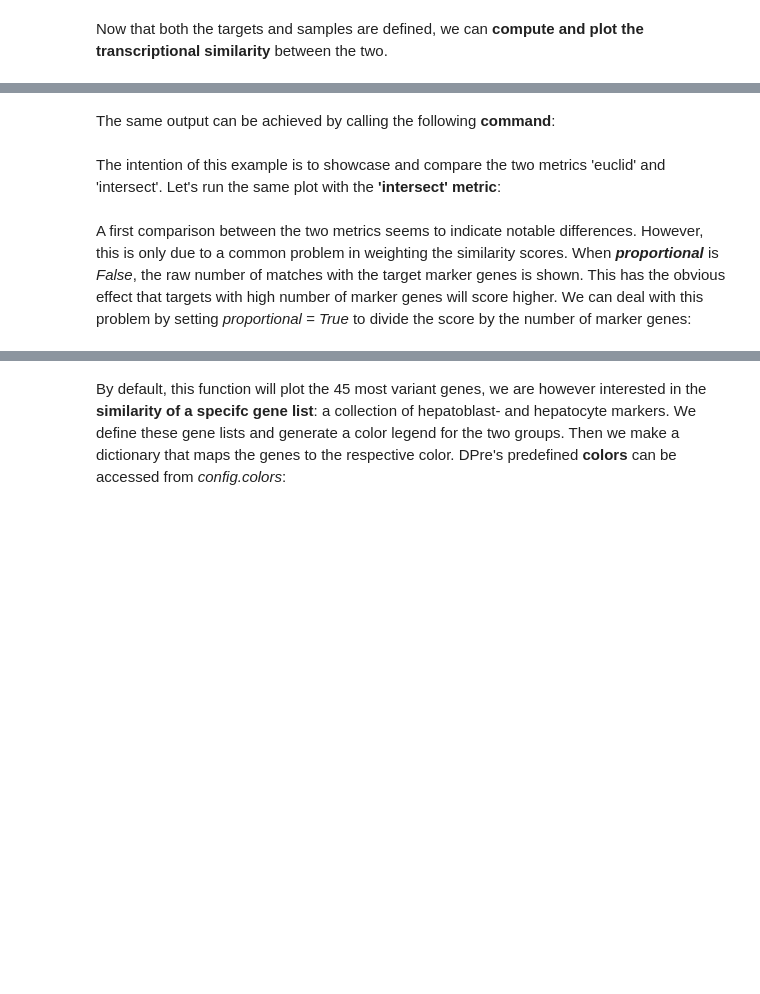
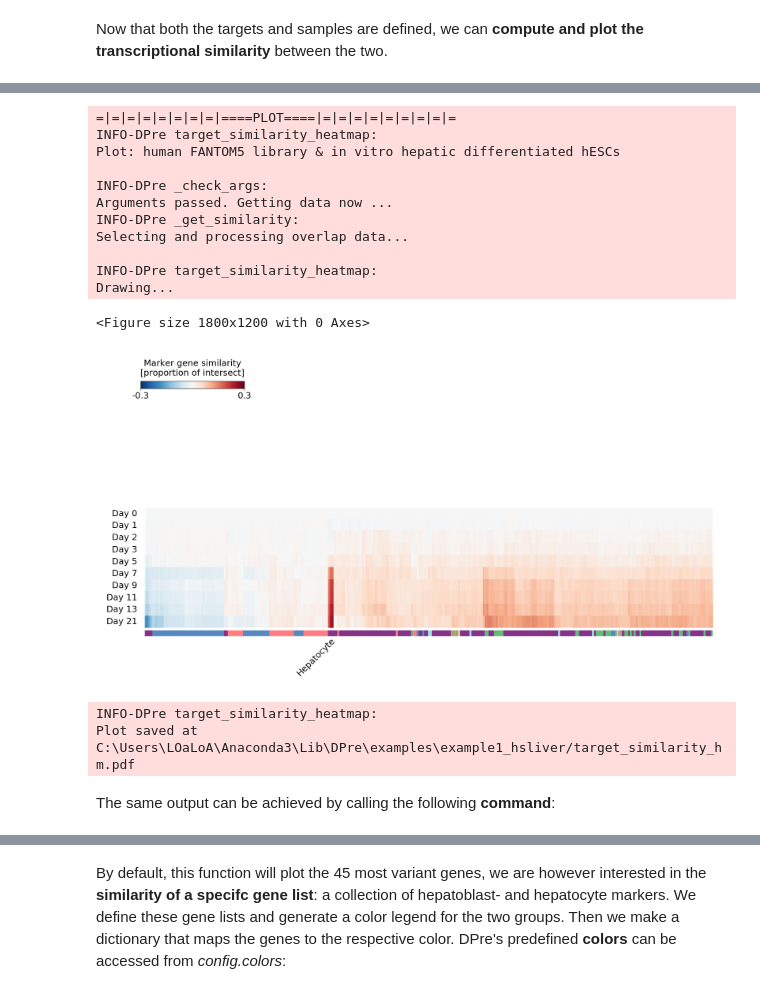
Before and after one commit to LoaloaF/DPre, a Jupyter notebook: examples/example1_hsliver/example1_hsliver.ipynb, the cells around one changed output, grey strips where cells are left out. Saved outputs shown, nothing was run; the diff lists cells and outputs as text; code cells hidden in the pictures; blank space fills up the shorter version.

```diff
--- a/examples/example1_hsliver/example1_hsliver.ipynb
+++ b/examples/example1_hsliver/example1_hsliver.ipynb
@@ -69,17 +147,33 @@ To further reduce the plot to the essentials, we pass <b><i>hide_targets_colorba
 # %%
 hm = t.target_similarity_heatmap(samples = s,
-                                 which = 'euclid',     # the metric to use for computing similarity
-                                 heatmap_width = .08,
-                                 hide_targetlabels = True,
+                                 metric = 'intersect',
+                                 heatmap_width = .14,
+                                 specific_target_labels = ['Hepatocyte'],
                                  targetlabels_space = .1,
-                                 hide_targets_colorbar = False,      # show the colorbar indicating target domains
                                  hide_distance_bar = True,      # hide the distance bar, for intersect n marker genes
-                                 samplelabels_space = .3,
-                                 title = None,
-                                 pivot = True,
-                                 filename = 'target_sim_euclid.png',     # filename for saving
-                                 plt_show = True,
+                                 cluster_targets = True,          # emphasize peak samples and targets
+                                 hide_targets_dendrogram = True,  # don't show the dendrogram to save space
+                                 samplelabels_space = .3,       # save some space on the left
+                                 title = None,                  # remove the title to increase clarity
+#                                  filename = None,             # when not passed the default filename is used
+                                 plt_show=True
                                 )
+# %% [output]
+=|=|=|=|=|=|=|=|====PLOT====|=|=|=|=|=|=|=|=|=
+INFO-DPre target_similarity_heatmap:
+Plot: human FANTOM5 library & in vitro hepatic differentiated hESCs
+
+INFO-DPre _check_args:
+Arguments passed. Getting data now ...
+INFO-DPre _get_similarity:
+Selecting and processing overlap data...
+
+INFO-DPre target_similarity_heatmap:
+Drawing...
+<Figure size 1800x1200 with 0 Axes>
+[figure, added]
+INFO-DPre target_similarity_heatmap:
+Plot saved at C:\Users\LOaLoA\Anaconda3\Lib\DPre\examples\example1_hsliver/target_similarity_hm.pdf
 # %% [markdown]
 The same output can be achieved by calling the following <b>command</b>:
 # %%
@@ -87,2 +180,0 @@ The same output can be achieved by calling the following <b>command</b>:
-# %% [markdown]
-The intention of this example is to showcase and compare the two metrics 'euclid' and 'intersect'. Let's run the same plot with the <b>'intersect' metric</b>:
@@ -103,2 +180,0 @@ hm = t.target_similarity_heatmap(samples = s,
-# %% [markdown]
-A first comparison between the two metrics seems to indicate notable differences. However, this is only due to a common problem in weighting the similarity scores. When <i><b>proportional</b></i> is <i>False</i>, the raw number of matches with the target marker genes is shown. This has the obvious effect that targets with high number of marker genes will score higher. We can deal with this problem by setting <i>proportional = True</i> to divide the score by the number of marker genes:
```
Also changed, not shown: parts of 27 cells of this notebook, 2 other files.
